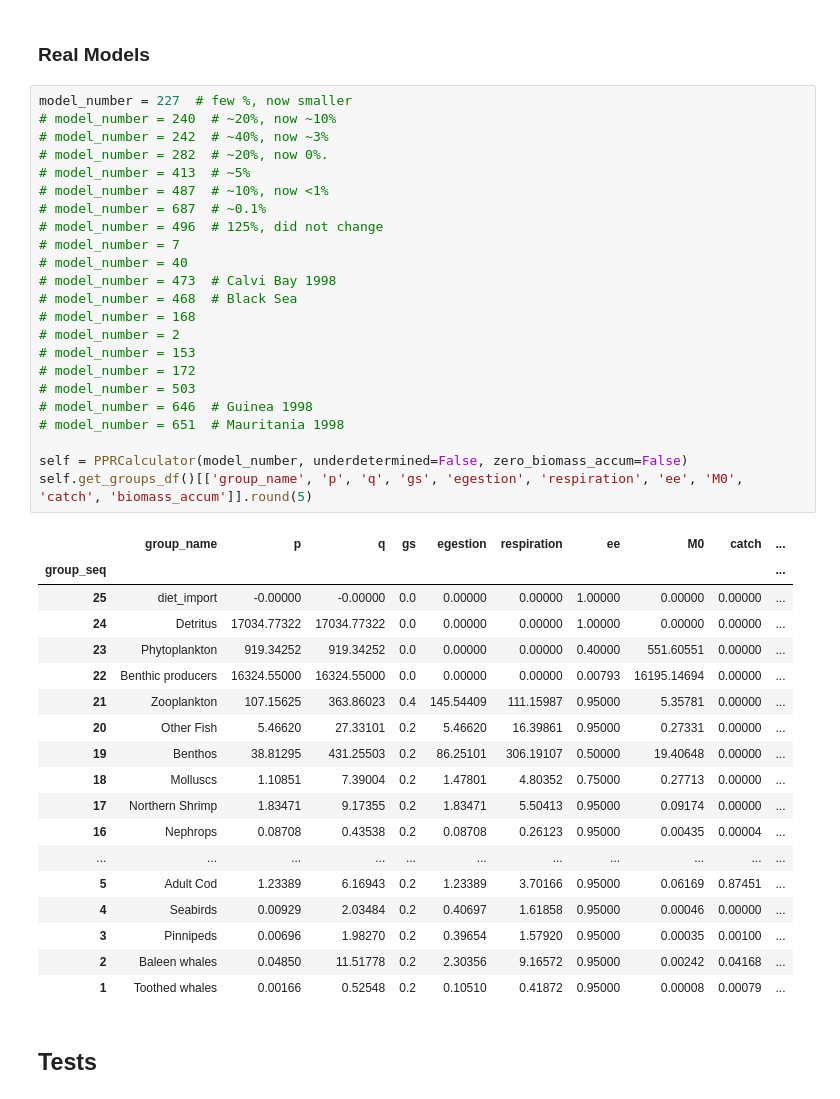
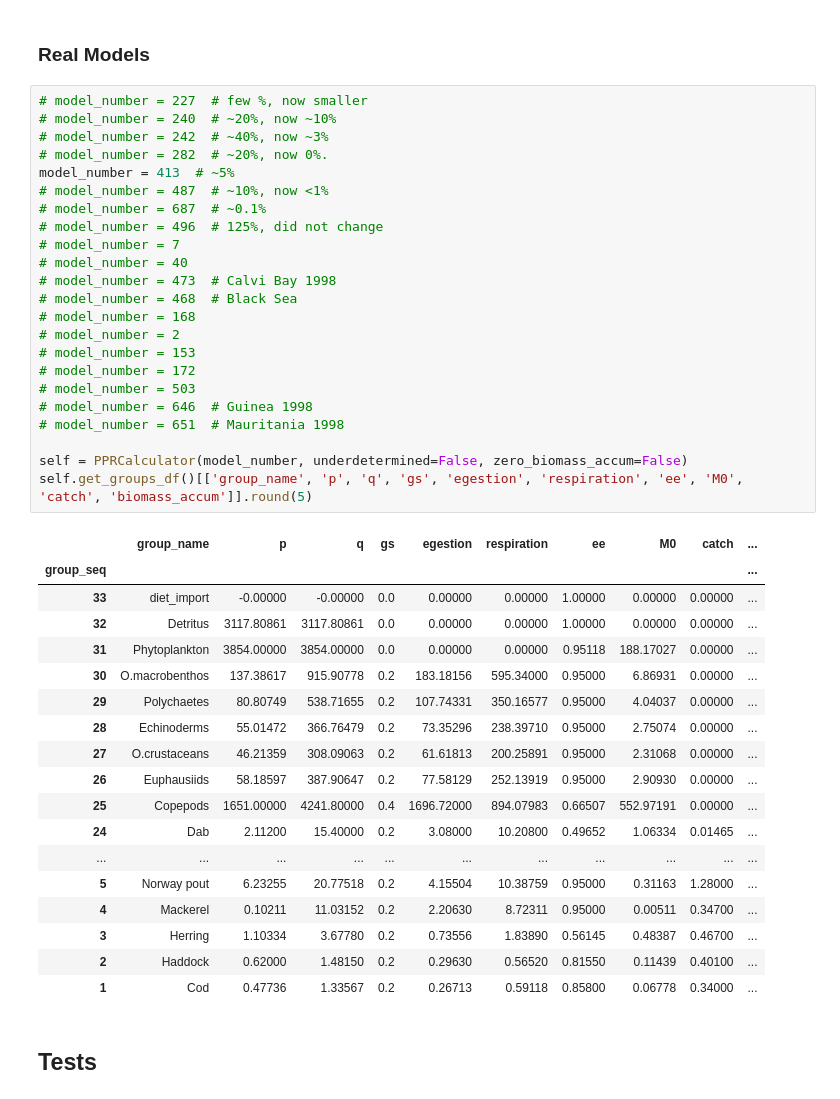
Before and after one commit to idocarmel1/PPREstimation, a Jupyter notebook: notebooks/comp0426.ipynb, the cells around one changed output. Cells and saved outputs as stored; diff of their text form.

```diff
--- a/notebooks/comp0426.ipynb
+++ b/notebooks/comp0426.ipynb
@@ -896,47 +896,47 @@ self.is_model_balanced()
 # %% [markdown]
 ### Real Models
 # %%
-model_number = 227  # few %, now smaller
+# model_number = 227  # few %, now smaller
 # model_number = 240  # ~20%, now ~10%
 # model_number = 242  # ~40%, now ~3%
 # model_number = 282  # ~20%, now 0%.
-# model_number = 413  # ~5%
+model_number = 413  # ~5%
 # model_number = 487  # ~10%, now <1%
 # model_number = 687  # ~0.1%
 # model_number = 496  # 125%, did not change
 # model_number = 7
 # model_number = 40
 # model_number = 473  # Calvi Bay 1998
 # model_number = 468  # Black Sea
 # model_number = 168
 # model_number = 2
 # model_number = 153
 # model_number = 172
 # model_number = 503
 # model_number = 646  # Guinea 1998
 # model_number = 651  # Mauritania 1998
 
 self = PPRCalculator(model_number, underdetermined=False, zero_biomass_accum=False)
 self.get_groups_df()[['group_name', 'p', 'q', 'gs', 'egestion', 'respiration', 'ee', 'M0', 'catch', 'biomass_accum']].round(5)
 # %% [output]
 |  | group_name | p | q | gs | egestion | respiration | ee | M0 | catch | ... |
 | group_seq |  |  |  |  |  |  |  |  |  | ... |
-| 25 | diet_import | -0.00000 | -0.00000 | 0.0 | 0.00000 | 0.00000 | 1.00000 | 0.00000 | 0.00000 | ... |
-| 24 | Detritus | 17034.77322 | 17034.77322 | 0.0 | 0.00000 | 0.00000 | 1.00000 | 0.00000 | 0.00000 | ... |
-| 23 | Phytoplankton | 919.34252 | 919.34252 | 0.0 | 0.00000 | 0.00000 | 0.40000 | 551.60551 | 0.00000 | ... |
-| 22 | Benthic producers | 16324.55000 | 16324.55000 | 0.0 | 0.00000 | 0.00000 | 0.00793 | 16195.14694 | 0.00000 | ... |
-| 21 | Zooplankton | 107.15625 | 363.86023 | 0.4 | 145.54409 | 111.15987 | 0.95000 | 5.35781 | 0.00000 | ... |
-| 20 | Other Fish | 5.46620 | 27.33101 | 0.2 | 5.46620 | 16.39861 | 0.95000 | 0.27331 | 0.00000 | ... |
-| 19 | Benthos | 38.81295 | 431.25503 | 0.2 | 86.25101 | 306.19107 | 0.50000 | 19.40648 | 0.00000 | ... |
-| 18 | Molluscs | 1.10851 | 7.39004 | 0.2 | 1.47801 | 4.80352 | 0.75000 | 0.27713 | 0.00000 | ... |
-| 17 | Northern Shrimp | 1.83471 | 9.17355 | 0.2 | 1.83471 | 5.50413 | 0.95000 | 0.09174 | 0.00000 | ... |
-| 16 | Nephrops | 0.08708 | 0.43538 | 0.2 | 0.08708 | 0.26123 | 0.95000 | 0.00435 | 0.00004 | ... |
+| 33 | diet_import | -0.00000 | -0.00000 | 0.0 | 0.00000 | 0.00000 | 1.00000 | 0.00000 | 0.00000 | ... |
+| 32 | Detritus | 3117.80861 | 3117.80861 | 0.0 | 0.00000 | 0.00000 | 1.00000 | 0.00000 | 0.00000 | ... |
+| 31 | Phytoplankton | 3854.00000 | 3854.00000 | 0.0 | 0.00000 | 0.00000 | 0.95118 | 188.17027 | 0.00000 | ... |
+| 30 | O.macrobenthos | 137.38617 | 915.90778 | 0.2 | 183.18156 | 595.34000 | 0.95000 | 6.86931 | 0.00000 | ... |
+| 29 | Polychaetes | 80.80749 | 538.71655 | 0.2 | 107.74331 | 350.16577 | 0.95000 | 4.04037 | 0.00000 | ... |
+| 28 | Echinoderms | 55.01472 | 366.76479 | 0.2 | 73.35296 | 238.39710 | 0.95000 | 2.75074 | 0.00000 | ... |
+| 27 | O.crustaceans | 46.21359 | 308.09063 | 0.2 | 61.61813 | 200.25891 | 0.95000 | 2.31068 | 0.00000 | ... |
+| 26 | Euphausiids | 58.18597 | 387.90647 | 0.2 | 77.58129 | 252.13919 | 0.95000 | 2.90930 | 0.00000 | ... |
+| 25 | Copepods | 1651.00000 | 4241.80000 | 0.4 | 1696.72000 | 894.07983 | 0.66507 | 552.97191 | 0.00000 | ... |
+| 24 | Dab | 2.11200 | 15.40000 | 0.2 | 3.08000 | 10.20800 | 0.49652 | 1.06334 | 0.01465 | ... |
 | ... | ... | ... | ... | ... | ... | ... | ... | ... | ... | ... |
-| 5 | Adult Cod | 1.23389 | 6.16943 | 0.2 | 1.23389 | 3.70166 | 0.95000 | 0.06169 | 0.87451 | ... |
-| 4 | Seabirds | 0.00929 | 2.03484 | 0.2 | 0.40697 | 1.61858 | 0.95000 | 0.00046 | 0.00000 | ... |
-| 3 | Pinnipeds | 0.00696 | 1.98270 | 0.2 | 0.39654 | 1.57920 | 0.95000 | 0.00035 | 0.00100 | ... |
-| 2 | Baleen whales | 0.04850 | 11.51778 | 0.2 | 2.30356 | 9.16572 | 0.95000 | 0.00242 | 0.04168 | ... |
-| 1 | Toothed whales | 0.00166 | 0.52548 | 0.2 | 0.10510 | 0.41872 | 0.95000 | 0.00008 | 0.00079 | ... |
+| 5 | Norway pout | 6.23255 | 20.77518 | 0.2 | 4.15504 | 10.38759 | 0.95000 | 0.31163 | 1.28000 | ... |
+| 4 | Mackerel | 0.10211 | 11.03152 | 0.2 | 2.20630 | 8.72311 | 0.95000 | 0.00511 | 0.34700 | ... |
+| 3 | Herring | 1.10334 | 3.67780 | 0.2 | 0.73556 | 1.83890 | 0.56145 | 0.48387 | 0.46700 | ... |
+| 2 | Haddock | 0.62000 | 1.48150 | 0.2 | 0.29630 | 0.56520 | 0.81550 | 0.11439 | 0.40100 | ... |
+| 1 | Cod | 0.47736 | 1.33567 | 0.2 | 0.26713 | 0.59118 | 0.85800 | 0.06778 | 0.34000 | ... |
 # %% [markdown]
 ## Tests
 # %%
```
Also changed, not shown: parts of 2 cells of this notebook, 16 other files.
